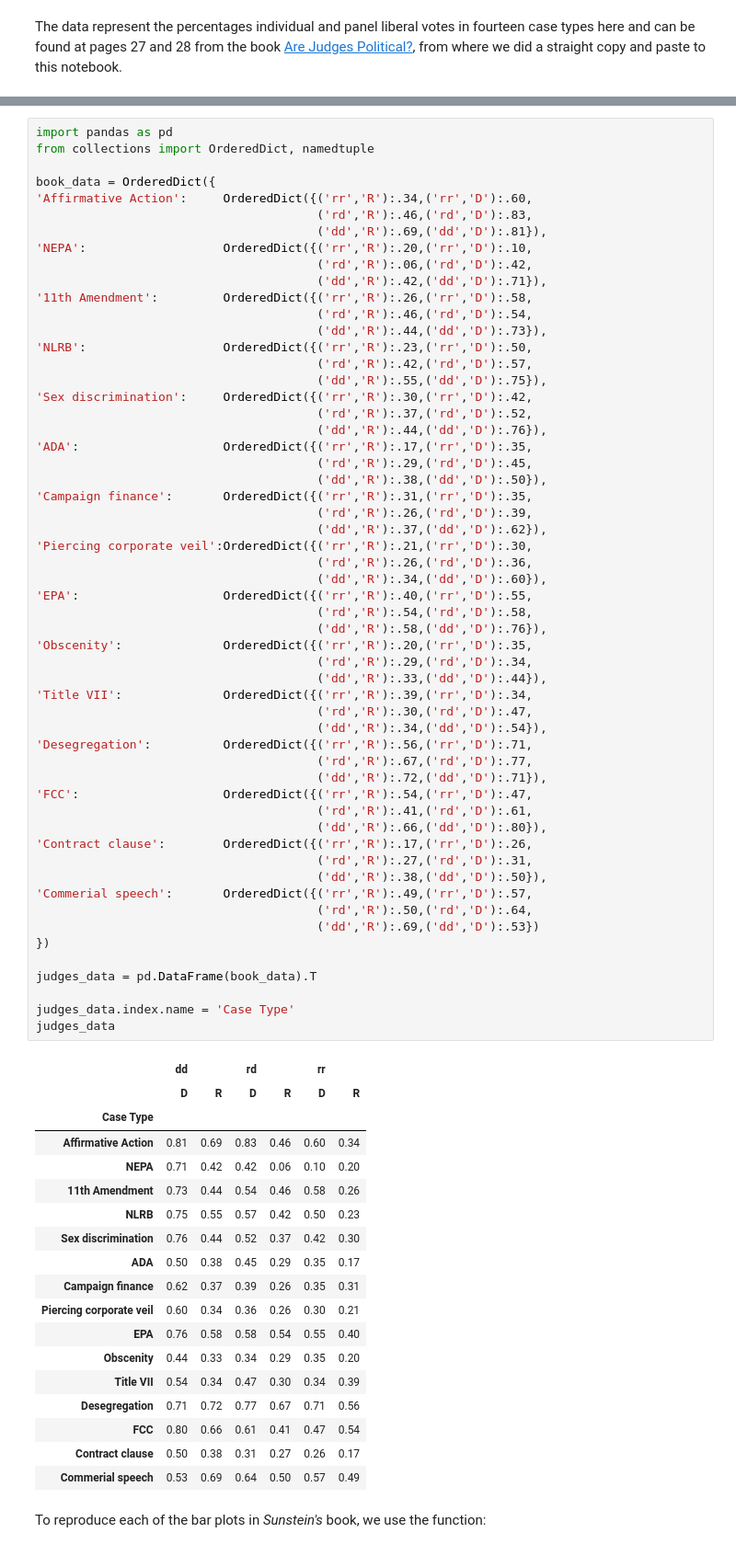
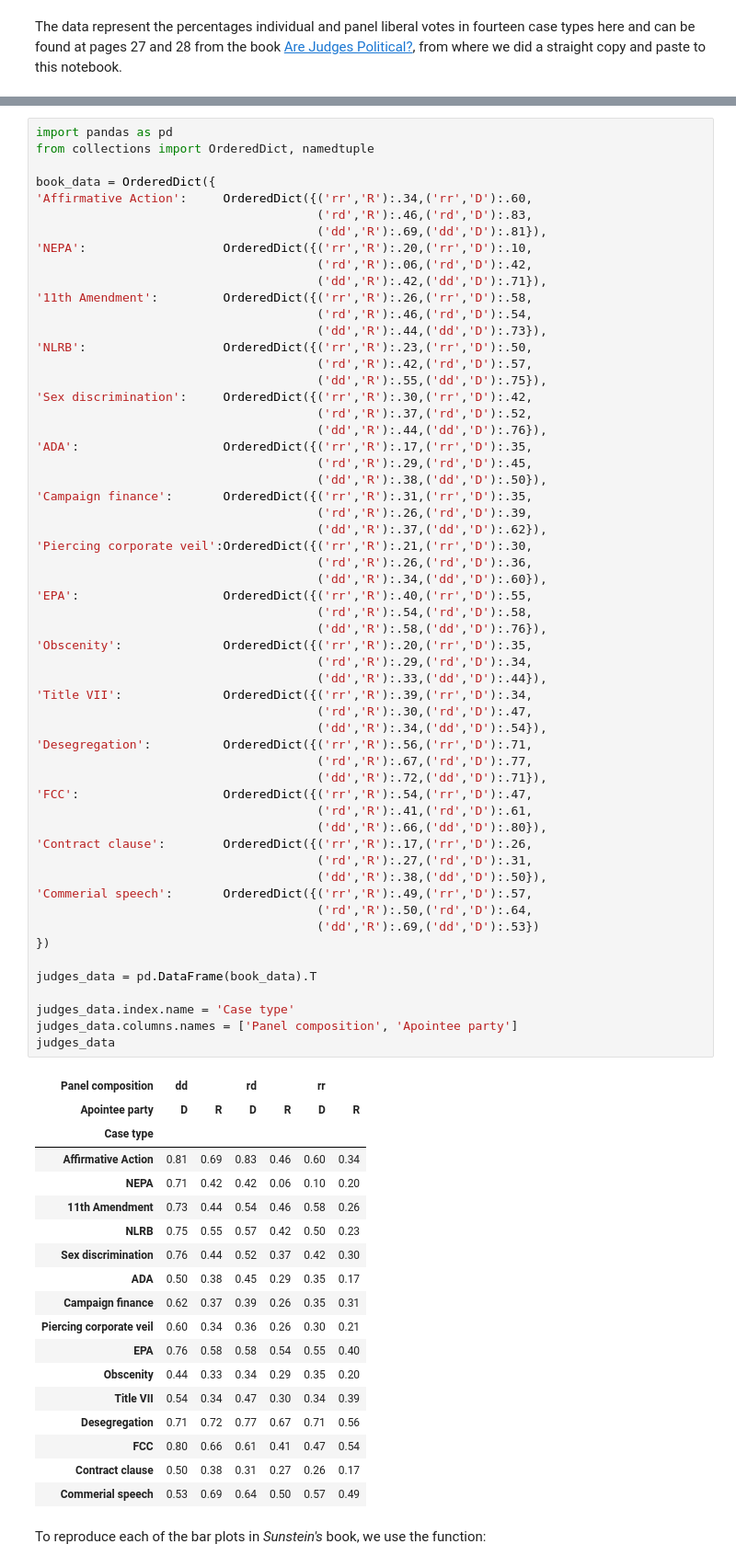
Before and after one commit to flipgthb/agent_models, a Jupyter notebook: judeges-model-and-data-analysis.ipynb, the cells around one changed output, grey strips where cells are left out. Shown at 92% size. Cells and saved outputs as stored; diff of their text form.

```diff
--- a/judeges-model-and-data-analysis.ipynb
+++ b/judeges-model-and-data-analysis.ipynb
@@ -84,37 +41,38 @@ book_data = OrderedDict({
 'Piercing corporate veil':OrderedDict({('rr','R'):.21,('rr','D'):.30,
                                        ('rd','R'):.26,('rd','D'):.36,
                                        ('dd','R'):.34,('dd','D'):.60}),
 'EPA':                    OrderedDict({('rr','R'):.40,('rr','D'):.55,
                                        ('rd','R'):.54,('rd','D'):.58,
                                        ('dd','R'):.58,('dd','D'):.76}),
 'Obscenity':              OrderedDict({('rr','R'):.20,('rr','D'):.35,
                                        ('rd','R'):.29,('rd','D'):.34,
                                        ('dd','R'):.33,('dd','D'):.44}),
 'Title VII':              OrderedDict({('rr','R'):.39,('rr','D'):.34,
                                        ('rd','R'):.30,('rd','D'):.47,
                                        ('dd','R'):.34,('dd','D'):.54}),
 'Desegregation':          OrderedDict({('rr','R'):.56,('rr','D'):.71,
                                        ('rd','R'):.67,('rd','D'):.77,
                                        ('dd','R'):.72,('dd','D'):.71}),
 'FCC':                    OrderedDict({('rr','R'):.54,('rr','D'):.47,
                                        ('rd','R'):.41,('rd','D'):.61,
                                        ('dd','R'):.66,('dd','D'):.80}),
 'Contract clause':        OrderedDict({('rr','R'):.17,('rr','D'):.26,
                                        ('rd','R'):.27,('rd','D'):.31,
                                        ('dd','R'):.38,('dd','D'):.50}),
 'Commerial speech':       OrderedDict({('rr','R'):.49,('rr','D'):.57,
                                        ('rd','R'):.50,('rd','D'):.64,
                                        ('dd','R'):.69,('dd','D'):.53})
 })
 
 judges_data = pd.DataFrame(book_data).T
 
-judges_data.index.name = 'Case Type'
+judges_data.index.name = 'Case type'
+judges_data.columns.names = ['Panel composition', 'Apointee party']
 judges_data
 # %% [output]
-|  | dd |  | rd |  | rr |  |
-|  | D | R | D | R | D | R |
-| Case Type |  |  |  |  |  |  |
+| Panel composition | dd |  | rd |  | rr |  |
+| Apointee party | D | R | D | R | D | R |
+| Case type |  |  |  |  |  |  |
 | Affirmative Action | 0.81 | 0.69 | 0.83 | 0.46 | 0.60 | 0.34 |
 | NEPA | 0.71 | 0.42 | 0.42 | 0.06 | 0.10 | 0.20 |
 | 11th Amendment | 0.73 | 0.44 | 0.54 | 0.46 | 0.58 | 0.26 |
```
Also changed, not shown: parts of 16 cells of this notebook, 2 other files.
